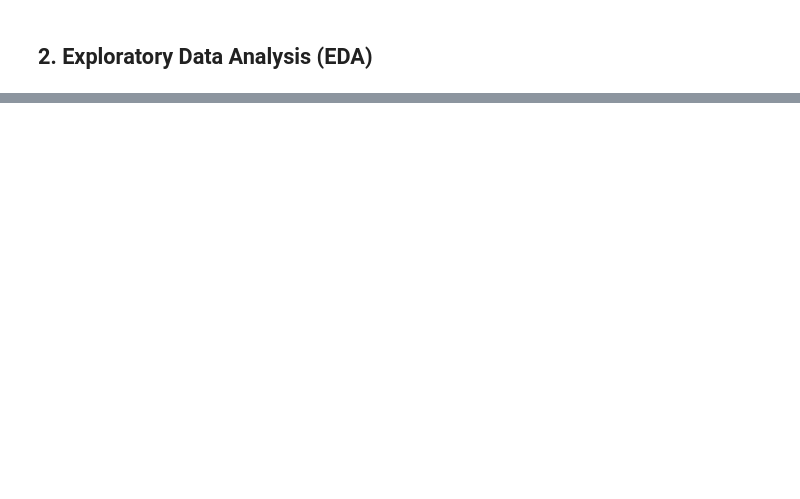
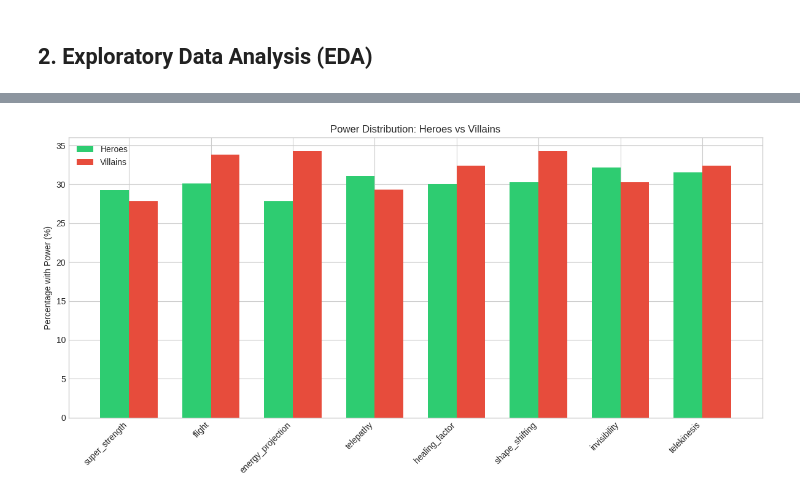
Before and after one commit to elbarbary/superhero-classification, a Jupyter notebook: superhero_analysis_executed.ipynb, the cells around one changed output, grey strips where cells are left out. Cells and saved outputs as stored; diff of their text form; code cells hidden in the pictures; blank space fills up the shorter version.

```diff
--- a/superhero_analysis_executed.ipynb
+++ b/superhero_analysis_executed.ipynb
@@ -261,0 +117,26 @@ Results saved to superhero_clusters_final.csv
+# %%
+# Power distribution analysis
+power_cols = ['super_strength', 'flight', 'energy_projection', 'telepathy',
+              'healing_factor', 'shape_shifting', 'invisibility', 'telekinesis']
+
+# Compare powers between heroes and villains
+hero_powers = df[df['is_good'] == 1][power_cols].mean()
+villain_powers = df[df['is_good'] == 0][power_cols].mean()
+
+fig, ax = plt.subplots(figsize=(12, 6))
+x = np.arange(len(power_cols))
+width = 0.35
+
+ax.bar(x - width/2, hero_powers * 100, width, label='Heroes', color='#2ecc71')
+ax.bar(x + width/2, villain_powers * 100, width, label='Villains', color='#e74c3c')
+
+ax.set_ylabel('Percentage with Power (%)')
+ax.set_title('Power Distribution: Heroes vs Villains')
+ax.set_xticks(x)
+ax.set_xticklabels(power_cols, rotation=45, ha='right')
+ax.legend()
+plt.tight_layout()
+plt.savefig('figures/power_comparison.png', dpi=150)
+plt.show()
+# %% [output]
+[figure, added]
```
Also changed, not shown: parts of 51 cells of this notebook, 13 other files.
